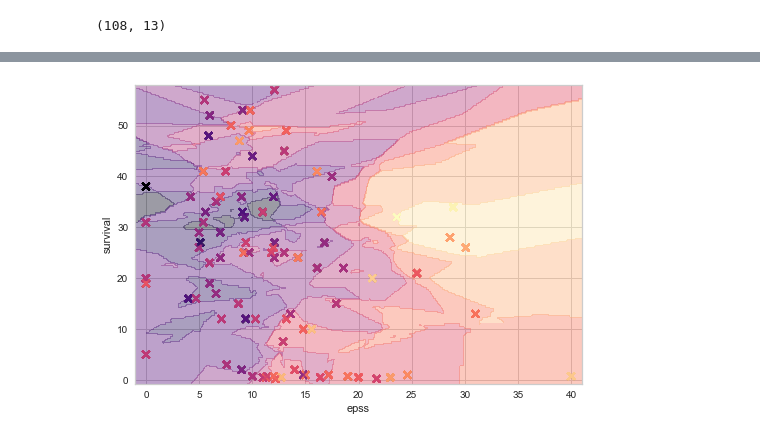
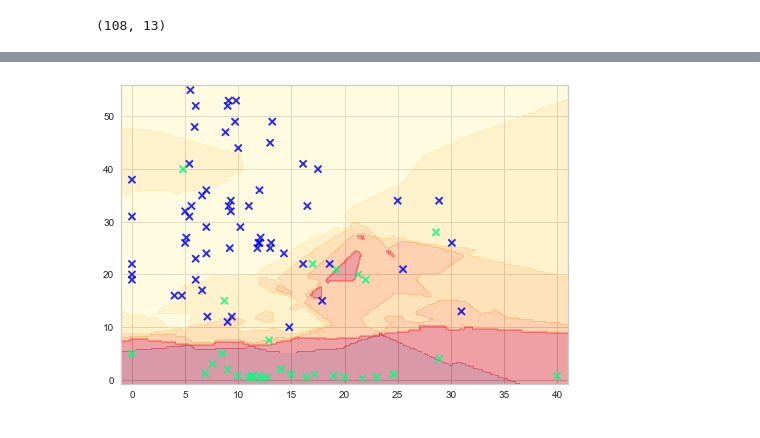
Before and after one commit to SylarXVI/Tutorials, a Jupyter notebook: Regression.ipynb, the cells around one changed output, grey strips where cells are left out. Cells and saved outputs as stored; diff of their text form; code cells hidden in the pictures.

```diff
--- a/Regression.ipynb
+++ b/Regression.ipynb
@@ -219 +244,4 @@ alive.shape
+# %%
+alive = heart.iloc[:, 1]
+lvdd = heart.iloc[:, 6]
 # %%
@@ -223,7 +255,8 @@ heart.plot.scatter(x='epss', y='survival', c=alive, colormap='viridis', s=50, ti
 # %%
 X2 = heart.ix[:, ['epss', 'survival']]
-y2 = alive
+y2_bin = alive
+y2_cont = lvdd
 # %%
 X2 = X2.values
 # %%
-X2_train, X2_test, y2_train, y2_test = train_test_split(X2, y2, random_state=42, test_size=0.15)
+X2_train, X2_test, y2_bin_train, y2_bin_test, y2_cont_train, y2_cont_test = train_test_split(X2, y2_bin, y2_cont, random_state=2304, test_size=0.15)
@@ -235,6 +265,7 @@ def plot_decision_regions(X, y, classifier):
     """
     Modified from https://github.com/rasbt/python-machine-learning-book/blob/master/code/ch03/ch03.ipynb
     """
+    from matplotlib.colors import ListedColormap
 
     f = plt.figure()
 
@@ -255,7 +286,7 @@ def plot_decision_regions(X, y, classifier):
 
     # Reshape and plot as a contour plot:
     Z = Z.reshape(x0.shape)
-    plt.contourf(x0, x1, Z, alpha=0.4, cmap=plt.cm.magma)
+    plt.contourf(x0, x1, Z, alpha=0.4, cmap=plt.cm.YlOrRd)
 
     # Add the training instances to the plot
 
@@ -265,16 +296,13 @@ def plot_decision_regions(X, y, classifier):
                     alpha=0.6,
                     edgecolor='black',
                     c=y,
-                    cmap='magma',
+                    cmap='winter',
                     marker='x',
                     label=cl)
-
-    plt.xlabel("epss")
-    plt.ylabel("survival")
 # %%
 from sklearn.neighbors import KNeighborsRegressor
-knn_reg = KNeighborsRegressor()
-knn_reg.fit(X2_train, y2_train)
-plot_decision_regions(X2_train, y2_train, knn_reg)
+knn_reg_bin = KNeighborsRegressor()
+knn_reg_bin.fit(X2_train, y2_bin_train)
+plot_decision_regions(X2_train, y2_bin_train, knn_reg_bin)
 # %% [output]
-[figure, old version]
+[figure, new version]
```
Also changed, not shown: parts of 49 cells of this notebook.
